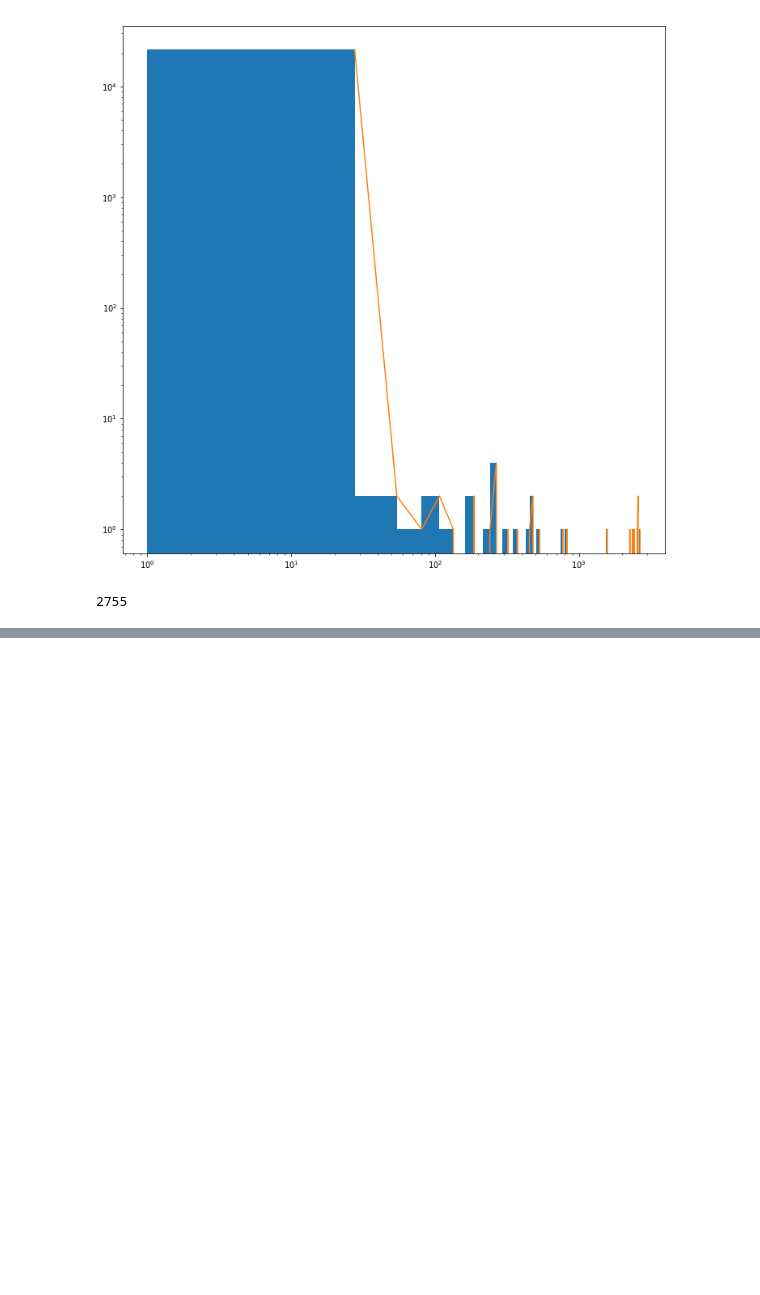
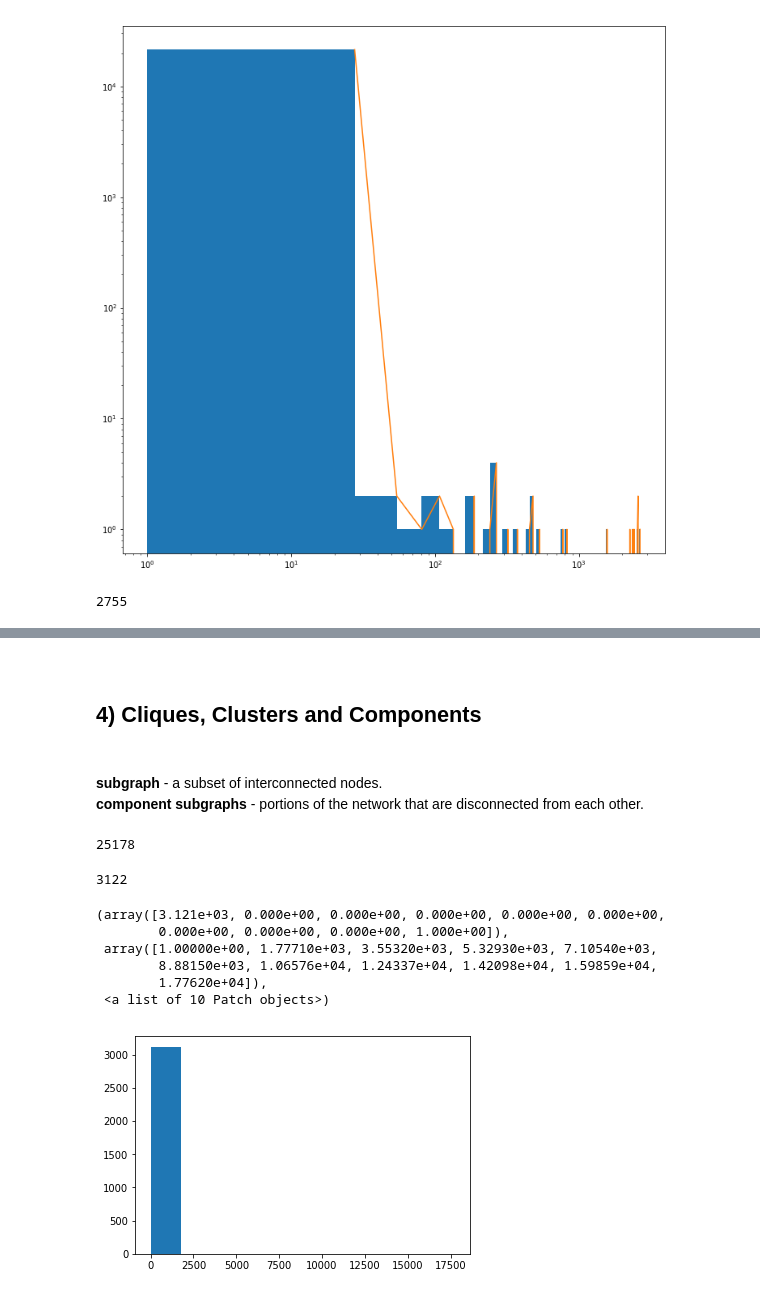
Before and after one commit to SmilodonCub/DATA620, a Jupyter notebook: Social_Network_Analysis_4Startups.ipynb, the cells around one changed output, grey strips where cells are left out. Saved outputs shown, nothing was run; the diff lists cells and outputs as text; code cells hidden in the pictures; blank space fills up the shorter version.

Commit message:
cliques, clusters and components

```diff
--- a/Social_Network_Analysis_4Startups.ipynb
+++ b/Social_Network_Analysis_4Startups.ipynb
@@ -533,0 +503,30 @@ pr = nx.pagerank( G2 )
+# %% [markdown]
+<br>
+
+## 4) Cliques, Clusters and Components
+# %% [markdown]
+<br>
+
+**subgraph** - a subset of interconnected nodes.
+**component subgraphs** - portions of the network that are disconnected from each other.
+# %%
+e = nx.read_pajek('egypt_retweets.net')
+print( len( e ) )
+# %% [output]
+25178
+# %%
+subg = (list(e.subgraph(c) for c in nx.connected_components( e )))
+len( subg )
+# %% [output]
+3122
+# %%
+subgvals = [ len(c) for c in nx.connected_components( e ) ]
+plt.hist( subgvals )
+# %% [output]
+(array([3.121e+03, 0.000e+00, 0.000e+00, 0.000e+00, 0.000e+00, 0.000e+00,
+        0.000e+00, 0.000e+00, 0.000e+00, 1.000e+00]),
+ array([1.00000e+00, 1.77710e+03, 3.55320e+03, 5.32930e+03, 7.10540e+03,
+        8.88150e+03, 1.06576e+04, 1.24337e+04, 1.42098e+04, 1.59859e+04,
+        1.77620e+04]),
+ <a list of 10 Patch objects>)
+[figure, added]
```
Also changed, not shown: parts of 59 cells of this notebook.
